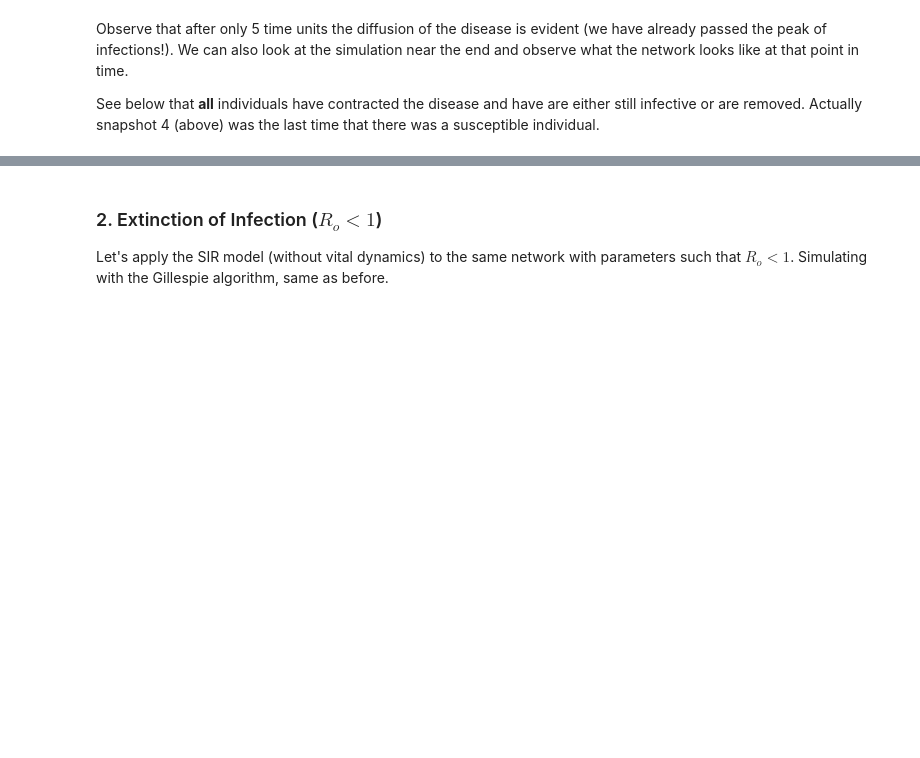
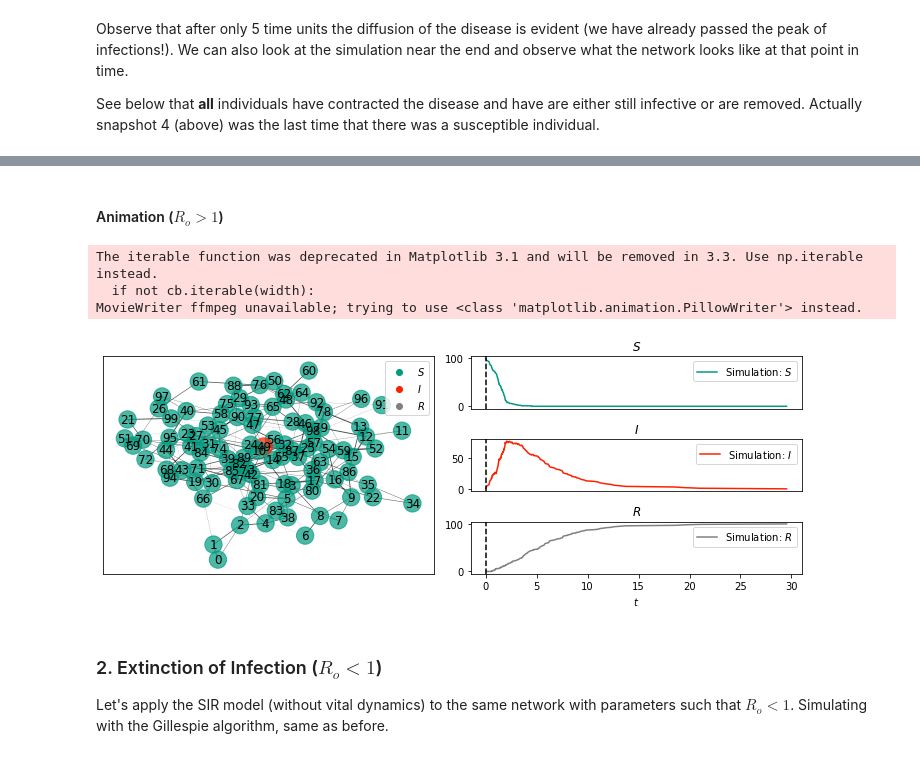
Before and after one commit to karnavr/NetworkModel, a Jupyter notebook: SIR_SmallWorldNetwork.ipynb, the cells around one changed output, grey strips where cells are left out. Cells and saved outputs as stored; diff of their text form; code cells hidden in the pictures; blank space fills up the shorter version.

Commit message:
added animations

```diff
--- a/SIR_SmallWorldNetwork.ipynb
+++ b/SIR_SmallWorldNetwork.ipynb
@@ -155,3 +156,13 @@ sim.display(time = 20,  **nx_kwargs)
+# %% [markdown]
+#### Animation ($R_o > 1$)
+# %%
+ani = sim1.animate(timelabel = '$t$',**nx_kwargs)
+ani.save('infection_spread.gif', fps=10, extra_args=['-vcodec', 'libx264'])
+# %% [output]
+The iterable function was deprecated in Matplotlib 3.1 and will be removed in 3.3. Use np.iterable instead.
+  if not cb.iterable(width):
+MovieWriter ffmpeg unavailable; trying to use <class 'matplotlib.animation.PillowWriter'> instead.
+[figure, added]
 # %% [markdown]
 ### 2. Extinction of Infection ($R_o < 1$)
 
```
Also changed, not shown: parts of 9 cells of this notebook, 3 other files.
